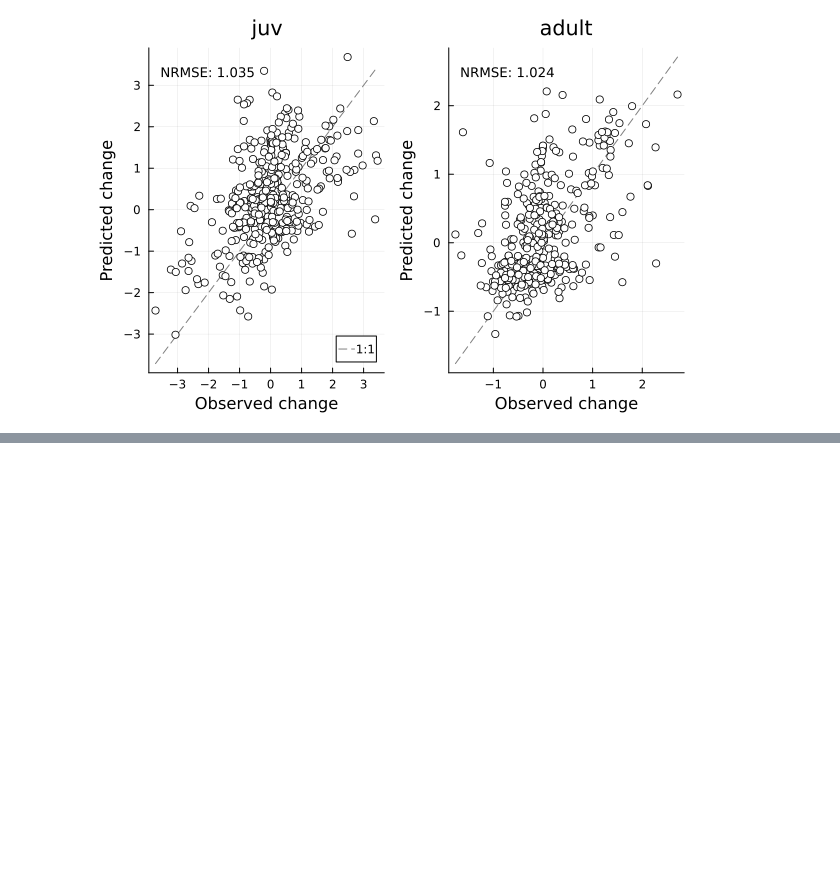
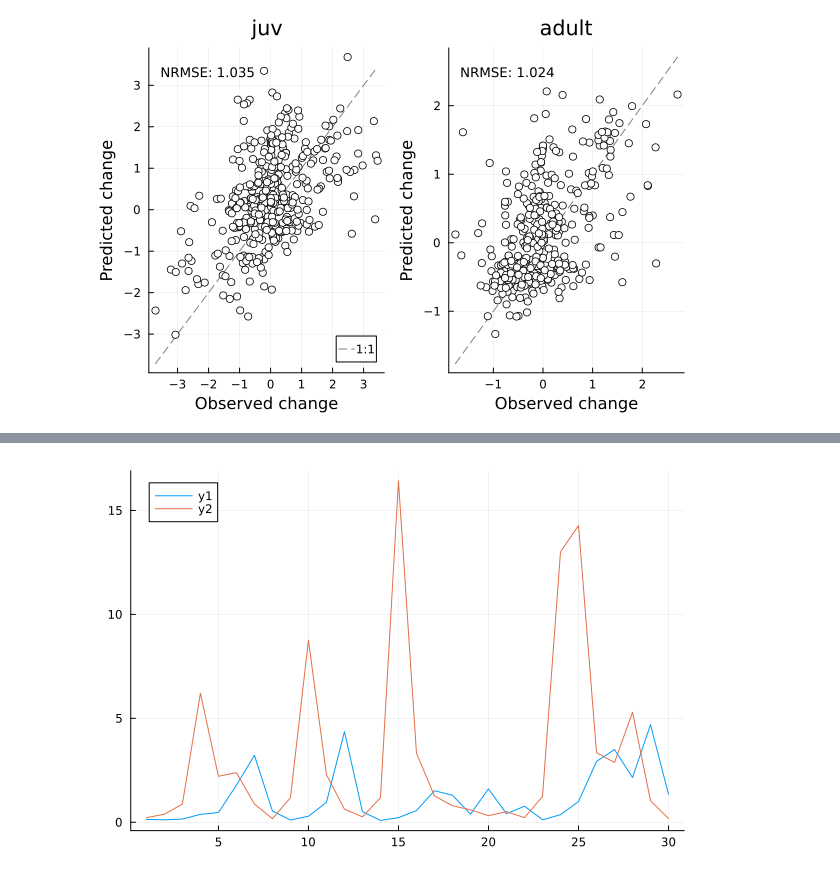
Before and after one commit to Jack-H-Buckner/SpatiallyReplicatedUDEs, a Jupyter notebook: analysis/DiscreteTime.ipynb, the cells around one changed output, grey strips where cells are left out. Saved outputs shown, nothing was run; the diff lists cells and outputs as text; code cells hidden in the pictures; blank space fills up the shorter version.

```diff
--- a/analysis/DiscreteTime.ipynb
+++ b/analysis/DiscreteTime.ipynb
@@ -122,14 +219,0 @@ Main.UniversalDiffEq
-# %%
-NN, init_params = UniversalDiffEq.SimpleNeuralNetwork(dims_in,dims_out)
-
-function diff(u,i,p,t)
-    ut = u .+ NN(u,p.NN)[1]
-    return ut
-end
-
-init_parameters2 = (NN = init_params,)
-
-model = UniversalDiffEq.MultiCustomDifference(training_data,diff,init_parameters2;
-                            time_column_name = "time", series_column_name = "series")
-
-UniversalDiffEq.gradient_descent!(model,step_size = 0.05,maxiter=2)
@@ -148,0 +242,2 @@ UniversalDiffEq.gradient_descent!(model,step_size = 0.05,maxiter=2)
+# %%
+Pν,Px = UniversalDiffEq.kalman_filter!(model_3, Σ_kelp; verbose = true, maxiter = 250, step_size = 0.005)
@@ -148,0 +247,2 @@ UniversalDiffEq.gradient_descent!(model,step_size = 0.05,maxiter=2)
+# %%
+Pν, Px= UniversalDiffEq.kalman_filter!(model_3, Σ_kelp; Pν = Pν, verbose = true, maxiter = 250, step_size = 0.0025)
@@ -148,0 +252,2 @@ UniversalDiffEq.gradient_descent!(model,step_size = 0.05,maxiter=2)
+# %%
+Pν, Px= UniversalDiffEq.kalman_filter!(model_3, Σ_kelp; Pν = Pν, verbose = true, maxiter = 500, step_size = 0.00125)
@@ -148,0 +257,30 @@ UniversalDiffEq.gradient_descent!(model,step_size = 0.05,maxiter=2)
+# %%
+using Distributions, Plots
+
+site = 1
+with_noise = true
+sigma = 1.0
+pyc = 0.0
+rug = 1.0
+
+
+rhs = u -> model_3.process_model.right_hand_side(u,site,[pyc,rug],model_3.parameters.process_model,0)
+u = [-1.5,-1.5]
+dt_ = 0.01
+kelp = []
+j_kelp = []
+
+T = 30
+for i in 1:T
+    u = u .+ rhs(u)
+    if with_noise
+        u = u .+ rand(Distributions.MvNormal(zeros(2),Pν))
+    end
+
+    push!(kelp,u[2])
+    push!(j_kelp,u[1])
+end
+Plots.plot(1:T,exp.(kelp))
+Plots.plot!(1:T,exp.(j_kelp))
+# %% [output]
+[figure, added]
```
Also changed, not shown: parts of 26 cells of this notebook.
